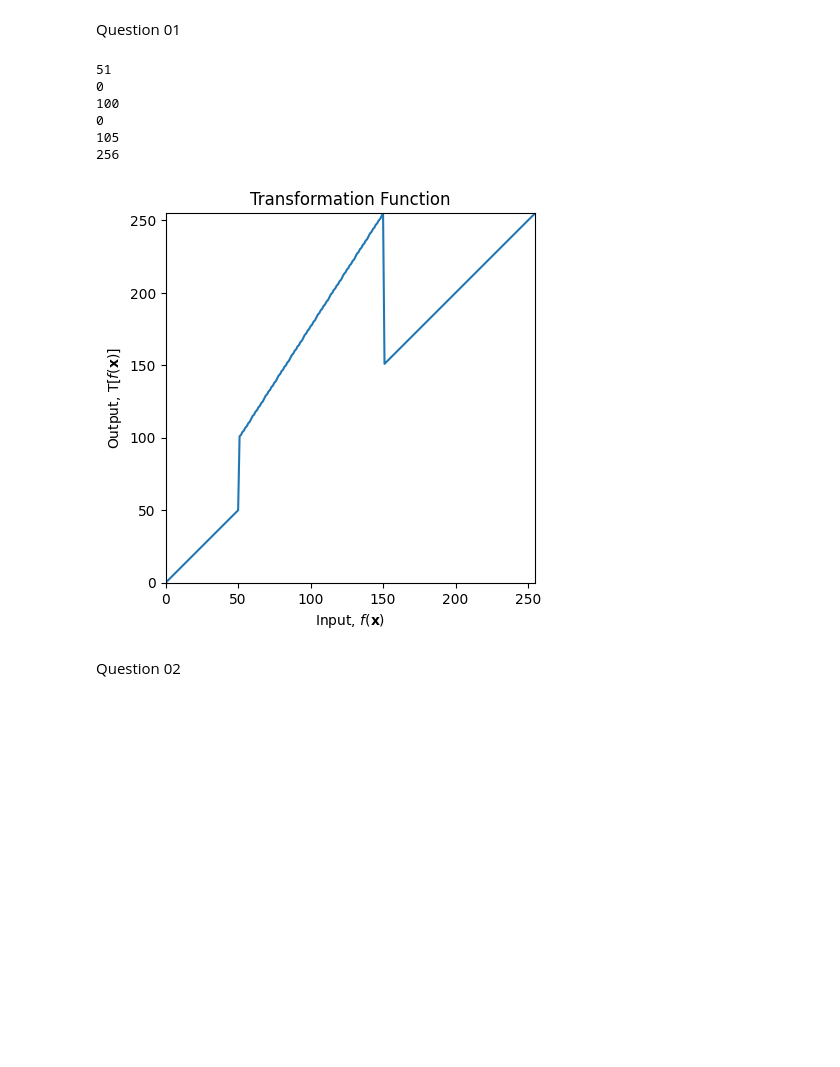
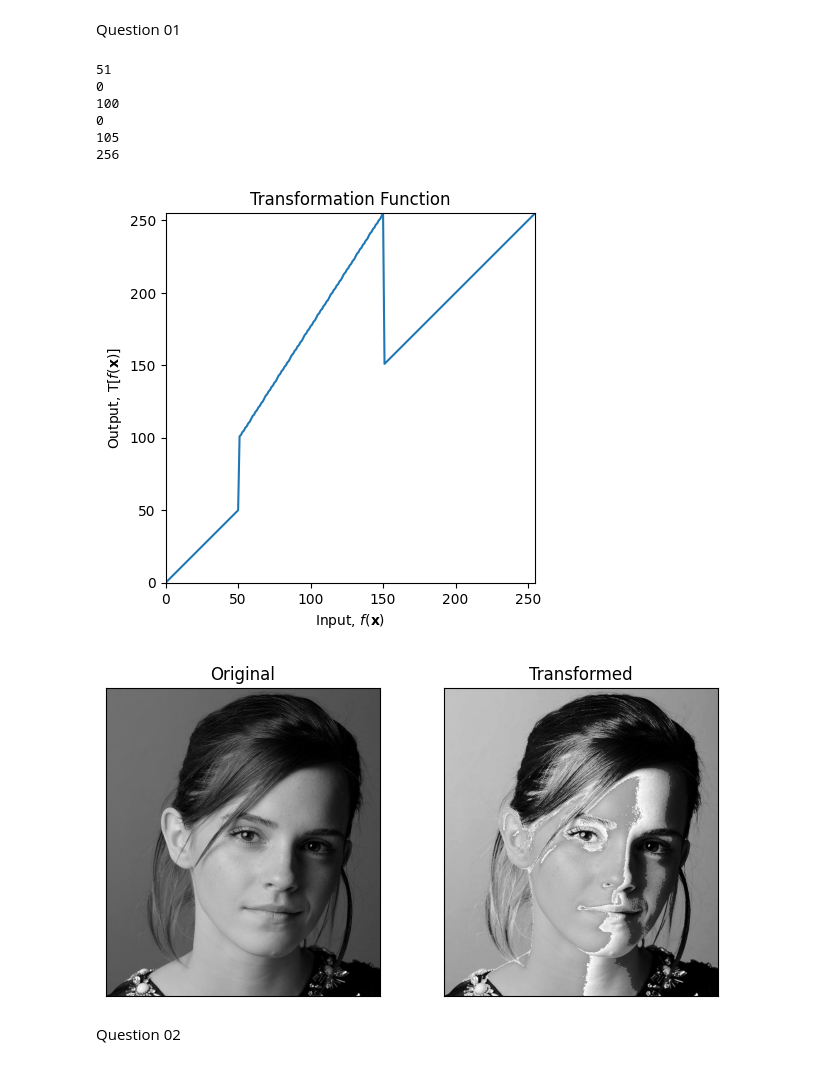
Before and after one commit to ChehalJayasuriya/EN3160_200262G, a Jupyter notebook: ass1_200262G.ipynb, the cells around one changed output. Cells and saved outputs as stored; diff of their text form; code cells hidden in the pictures; blank space fills up the shorter version.

```diff
--- a/ass1_200262G.ipynb
+++ b/ass1_200262G.ipynb
@@ -27,39 +27,48 @@ print(len(t5))
 
 # Concatenating the transformations to create the final 'transform' array
 transform = np.concatenate((t1, t2), axis=0).astype('uint8')
 transform = np.concatenate((transform, t3), axis=0).astype('uint8')
 transform = np.concatenate((transform, t4), axis=0).astype('uint8')
 transform = np.concatenate((transform, t5), axis=0).astype('uint8')
 print(len(transform))
 
 # Creating a plot using matplotlib
 fig, ax = plt.subplots()
 ax.plot(transform)
 ax.set_xlabel(r'Input, $f(\mathbf{x})$')
 ax.set_ylabel('Output, $\\mathrm{T}[f(\\mathbf{x})]$')
 ax.set_xlim([0, 255])
 ax.set_ylim([0, 255])
 ax.set_title('Transformation Function')
 ax.set_aspect('equal')
 plt.savefig('q1.png', dpi=300)
 plt.show()
 
 img_orig = cv.imread('images/emma.jpg', cv.IMREAD_GRAYSCALE)
-cv.namedWindow("Image", cv.WINDOW_AUTOSIZE)
-cv.imshow("Image", img_orig)
-cv.waitKey(0)
-
+img_orig = cv.cvtColor(img_orig, cv.COLOR_BGR2RGB)
+# cv.namedWindow("Image", cv.WINDOW_AUTOSIZE)
+# cv.imshow("Image", img_orig)
+# cv.waitKey(0)
 image_transformed = cv.LUT(img_orig, transform)
-cv.imshow("Image", image_transformed)
-cv.waitKey(0)
-cv.destroyAllWindows()
+# cv.imshow("Image", image_transformed)
+# cv.waitKey(0)
+# cv.destroyAllWindows()
+f = plt.figure(figsize=(8,4))
+ax1 = f.add_subplot(121)
+ax2 = f.add_subplot(122)
+ax1.imshow(img_orig), ax1.title.set_text('Original')
+ax2.imshow(image_transformed), ax2.title.set_text('Transformed')
+ax1.set_xticks([]), ax1.set_yticks([])
+ax2.set_xticks([]), ax2.set_yticks([])
+plt.show()
 # %% [output]
 51
 0
 100
 0
 105
 256
 [figure]
+[figure, added]
 # %% [markdown]
 Question 02
```
Also changed, not shown: parts of 3 cells of this notebook, 1 other file.
